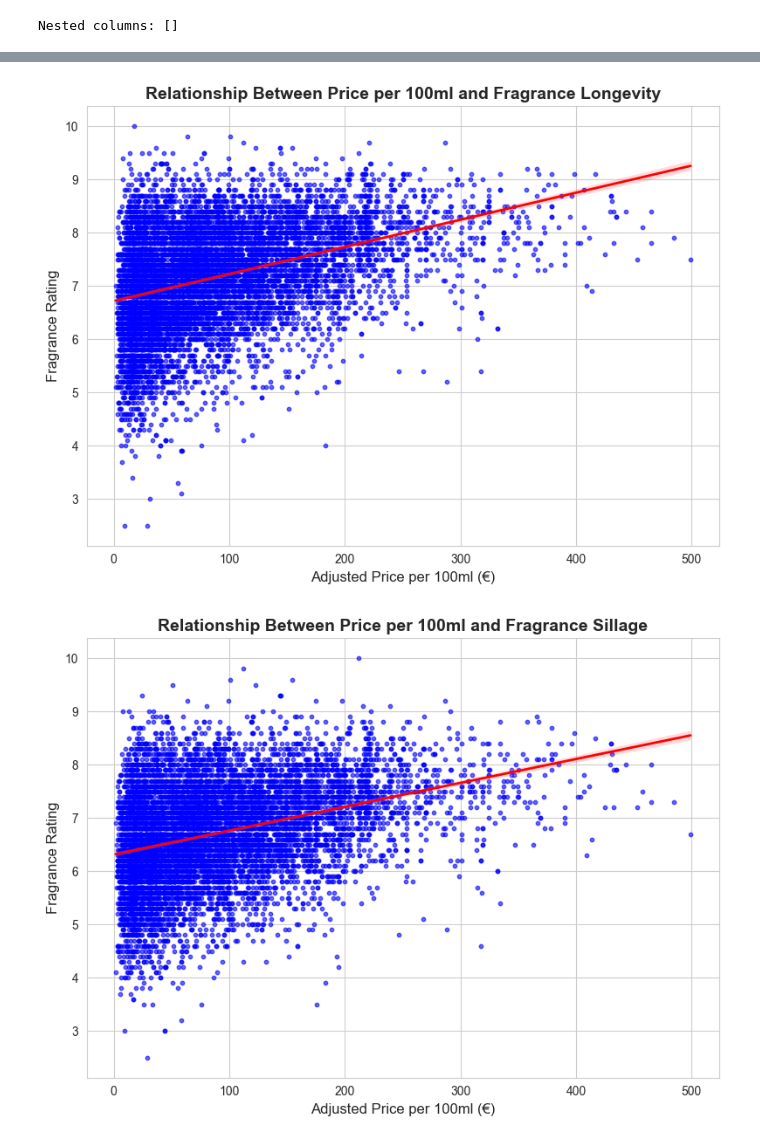
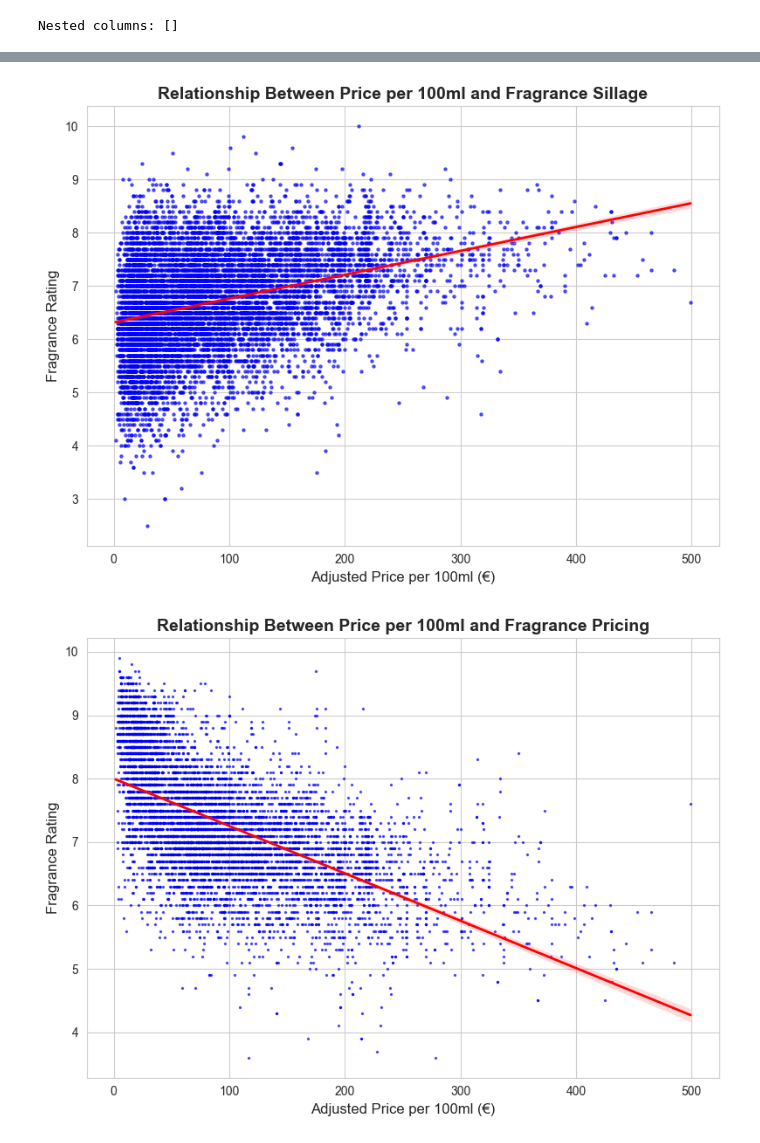
Before and after one commit to hamza1av/Parfumo, a Jupyter notebook: nb_prices.ipynb, the cells around one changed output, grey strips where cells are left out. Drawn from its saved outputs; the diff is of its cells as text; code cells hidden in the pictures.

```diff
--- a/nb_prices.ipynb
+++ b/nb_prices.ipynb
@@ -422,14 +450,14 @@ plt.figure(figsize=(8, 6))
 # Regression plot
 sns.regplot(
     x="adjusted_price_100ml",
-    y="Haltbarkeit.rating",
+    y="Sillage.rating",
     data=df_merged.filter(pl.col("adjusted_price_100ml") < 500),
-    scatter_kws={"s": 10, "alpha": 0.6, "color": "blue"},  # Adjust scatter size, transparency, and color
+    scatter_kws={"s": 5, "alpha": 0.6, "color": "blue"},  # Adjust scatter size, transparency, and color
     line_kws={"color": "red", "linewidth": 2},  # Line style
 )
 
 # Add title and labels
-plt.title("Relationship Between Price per 100ml and Fragrance Longevity", fontsize=14, fontweight="bold")
+plt.title("Relationship Between Price per 100ml and Fragrance Sillage", fontsize=14, fontweight="bold")
 plt.xlabel("Adjusted Price per 100ml (€)", fontsize=12)
 plt.ylabel("Fragrance Rating", fontsize=12)
 
@@ -439,32 +467,32 @@ plt.tight_layout()
 # Show plot
 plt.show()
 # %% [output]
-[figure, old version]
+[figure, new version]
 # %%
 # Set style
 sns.set_style("whitegrid")
 
 # Create figure and axis
 plt.figure(figsize=(8, 6))
 
 # Regression plot
 sns.regplot(
     x="adjusted_price_100ml",
-    y="Sillage.rating",
+    y="Preis-Leistungs-Verhältnis.rating",
     data=df_merged.filter(pl.col("adjusted_price_100ml") < 500),
-    scatter_kws={"s": 10, "alpha": 0.6, "color": "blue"},  # Adjust scatter size, transparency, and color
+    scatter_kws={"s": 2, "alpha": 0.6, "color": "blue"},  # Adjust scatter size, transparency, and color
     line_kws={"color": "red", "linewidth": 2},  # Line style
 )
 
 # Add title and labels
-plt.title("Relationship Between Price per 100ml and Fragrance Sillage", fontsize=14, fontweight="bold")
+plt.title("Relationship Between Price per 100ml and Fragrance Pricing", fontsize=14, fontweight="bold")
 plt.xlabel("Adjusted Price per 100ml (€)", fontsize=12)
 plt.ylabel("Fragrance Rating", fontsize=12)
 
 # Improve layout
 plt.tight_layout()
 
 # Show plot
 plt.show()
 # %% [output]
-[figure, old version]
+[figure, new version]
```
Also changed, not shown: parts of 8 cells of this notebook, 20 other files.
